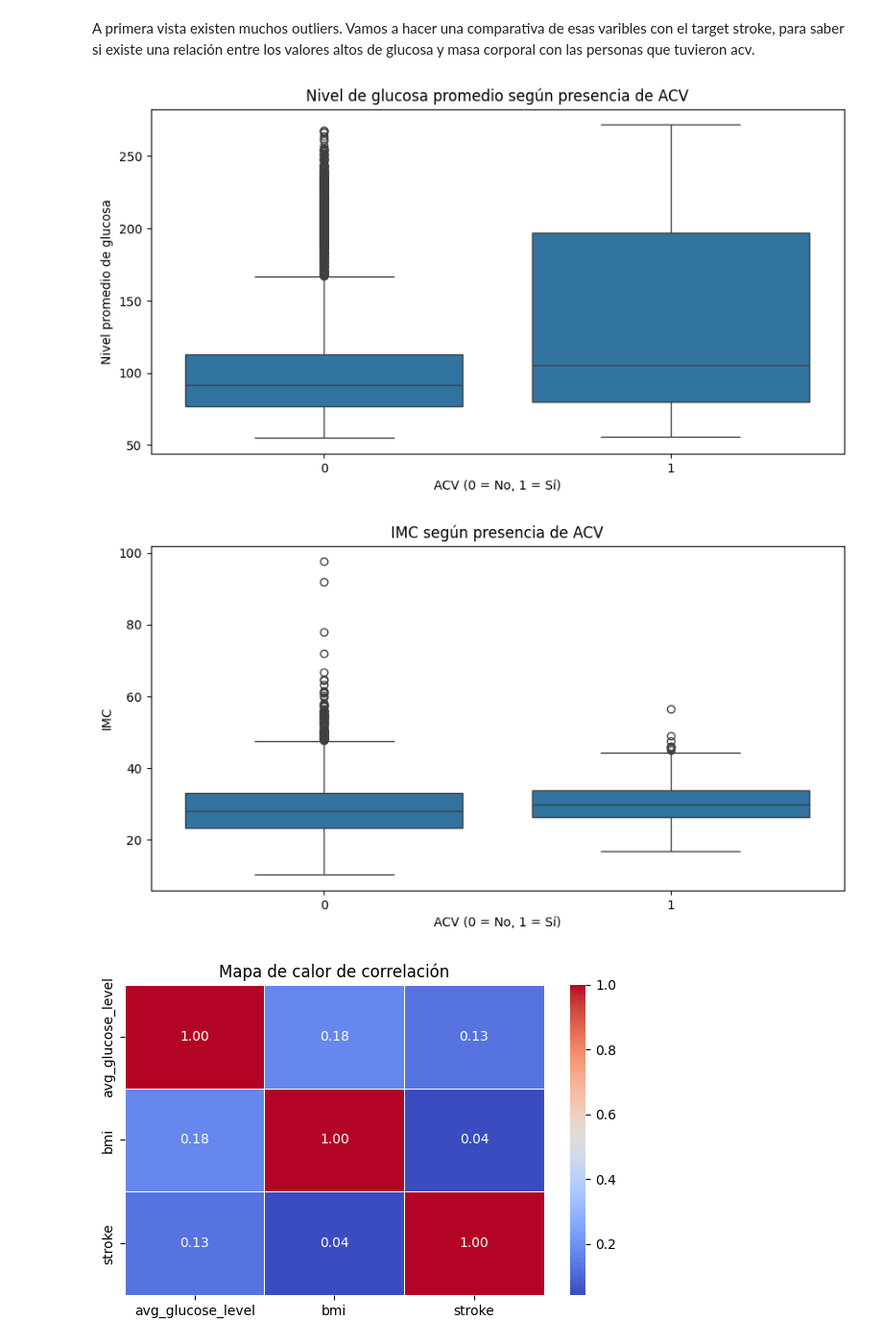
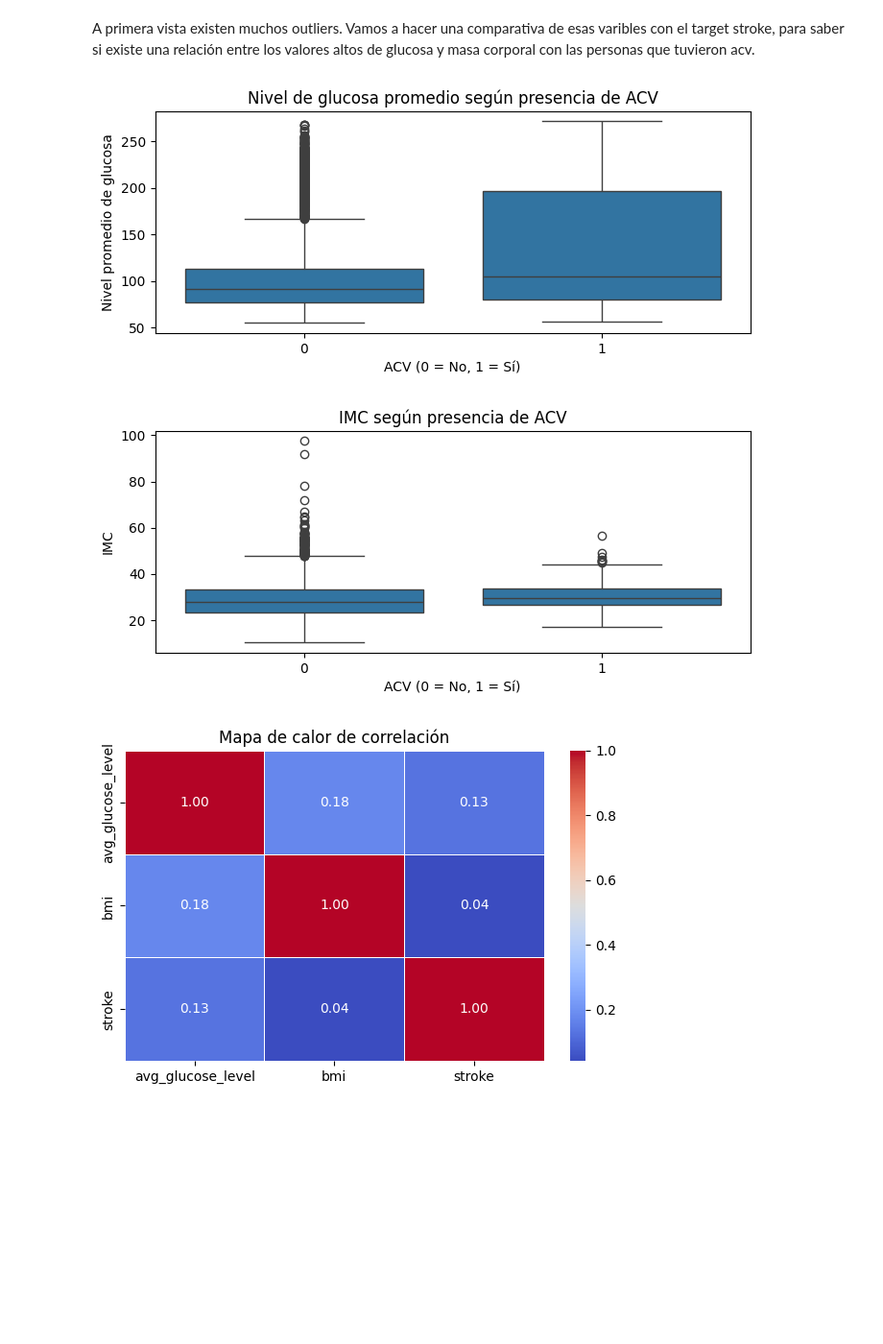
Before and after one commit to antonellagambarte/aprMaqI, a Jupyter notebook: tpfinal.ipynb, the cells around one changed output. Shown at 96% size. Cells and saved outputs as stored; diff of their text form; code cells hidden in the pictures; blank space fills up the shorter version.

```diff
--- a/tpfinal.ipynb
+++ b/tpfinal.ipynb
@@ -188,23 +198,23 @@ outlier_summary
 A primera vista existen muchos outliers. Vamos a hacer una comparativa de esas varibles con el target stroke, para saber si existe una relación entre los valores altos de glucosa y masa corporal con las personas que tuvieron acv.
 # %%
 # Boxplot para glucosa
-plt.figure(figsize=(10, 5))
+plt.figure(figsize=(8, 3))
 sns.boxplot(data=df_stroke, x='stroke', y='avg_glucose_level')
 plt.title('Nivel de glucosa promedio según presencia de ACV')
 plt.xlabel('ACV (0 = No, 1 = Sí)')
 plt.ylabel('Nivel promedio de glucosa')
 plt.show()
 
 # Boxplot para BMI
-plt.figure(figsize=(10, 5))
+plt.figure(figsize=(8, 3))
 sns.boxplot(data=df_stroke, x='stroke', y='bmi')
 plt.title('IMC según presencia de ACV')
 plt.xlabel('ACV (0 = No, 1 = Sí)')
 plt.ylabel('IMC')
 plt.show()
 # %% [output]
-[figure, old version]
+[figure, new version]
-[figure, old version]
+[figure, new version]
 # %%
 corr_matrix = df_stroke[['avg_glucose_level', 'bmi', 'stroke']].corr()
 plt.figure(figsize=(6, 4))
```
Also changed, not shown: parts of 12 cells of this notebook.
